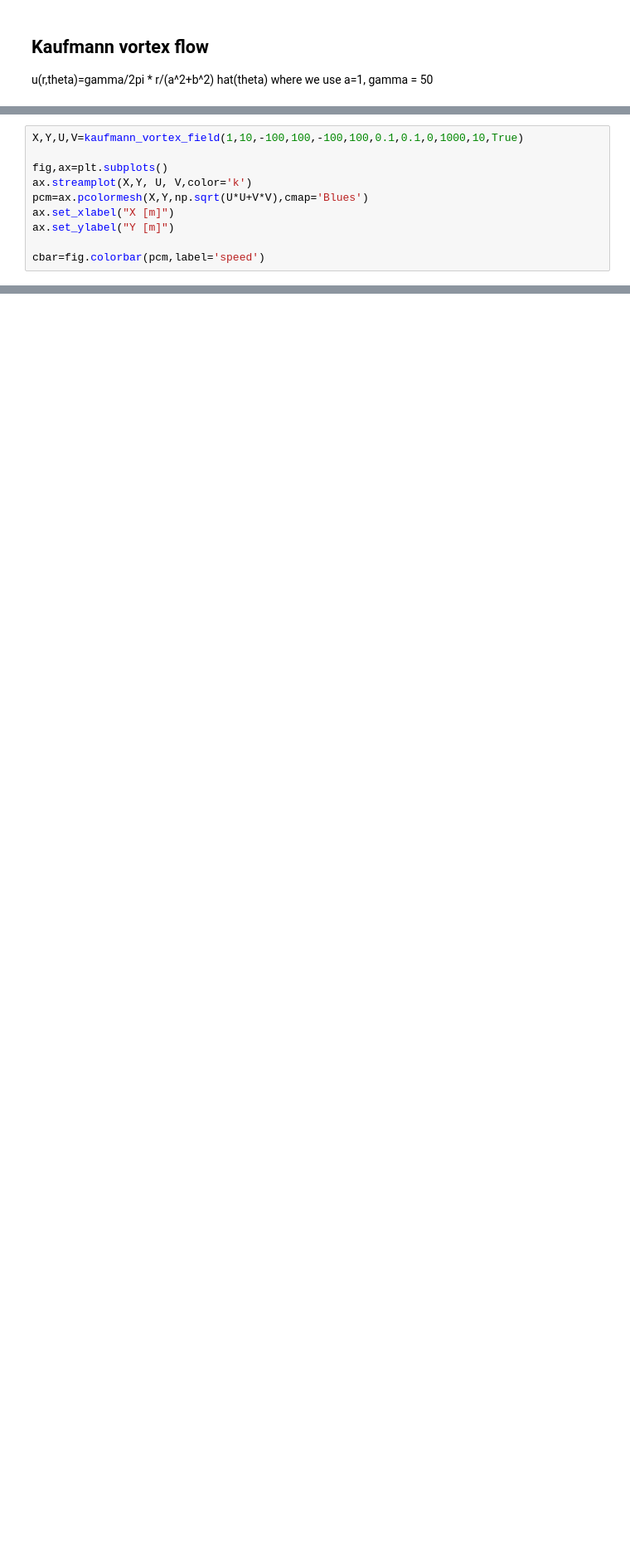
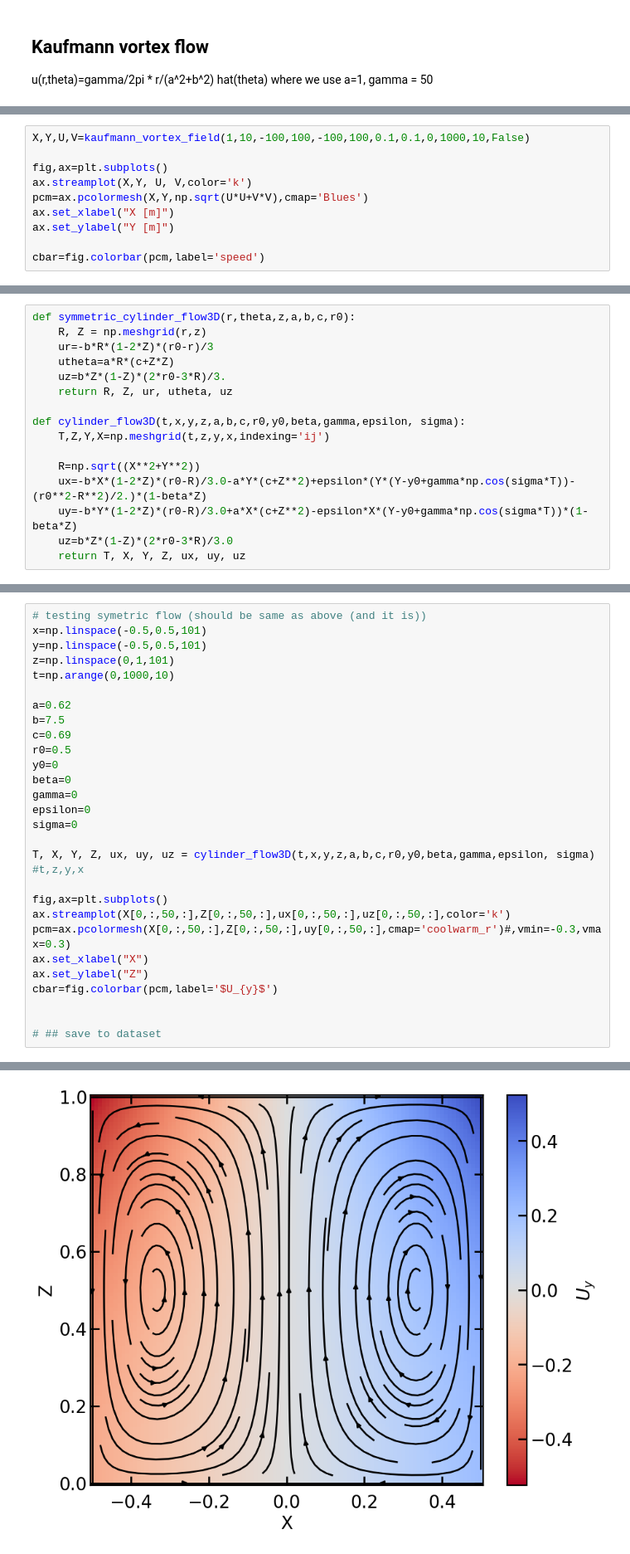
Before and after one commit to Parcels-code/Maxey_Riley_advection, a Jupyter notebook: release/create_analytical_flow_fieldsets.ipynb, the cells around one changed output, grey strips where cells are left out. Shown at 83% size. Cells and saved outputs as stored; diff of their text form; blank space fills up the shorter version.

Commit message:
creatd 3d fieldset for cylinder flow

```diff
--- a/release/create_analytical_flow_fieldsets.ipynb
+++ b/release/create_analytical_flow_fieldsets.ipynb
@@ -54,7 +55,7 @@ def kaufmann_vortex_field(gamm, a, xmin,xmax,ymin,ymax,dx,dy, tmin =0, tmax =1 ,
         dset.to_netcdf(output_directory+'kaufmann_vortex_field.nc')
     return X, Y, U, V
 # %%
-X,Y,U,V=kaufmann_vortex_field(1,10,-100,100,-100,100,0.1,0.1,0,1000,10,True)
+X,Y,U,V=kaufmann_vortex_field(1,10,-100,100,-100,100,0.1,0.1,0,1000,10,False)
 
 fig,ax=plt.subplots()
 ax.streamplot(X,Y, U, V,color='k')
@@ -69,0 +72,16 @@ cbar=fig.colorbar(pcm,label='speed')
+# %%
+def symmetric_cylinder_flow3D(r,theta,z,a,b,c,r0):
+    R, Z = np.meshgrid(r,z)
+    ur=-b*R*(1-2*Z)*(r0-r)/3
+    utheta=a*R*(c+Z*Z)
+    uz=b*Z*(1-Z)*(2*r0-3*R)/3.
+    return R, Z, ur, utheta, uz
+
+def cylinder_flow3D(t,x,y,z,a,b,c,r0,y0,beta,gamma,epsilon, sigma):
+    T,Z,Y,X=np.meshgrid(t,z,y,x,indexing='ij')
+
+    R=np.sqrt((X**2+Y**2))
+    ux=-b*X*(1-2*Z)*(r0-R)/3.0-a*Y*(c+Z**2)+epsilon*(Y*(Y-y0+gamma*np.cos(sigma*T))-(r0**2-R**2)/2.)*(1-beta*Z)
+    uy=-b*Y*(1-2*Z)*(r0-R)/3.0+a*X*(c+Z**2)-epsilon*X*(Y-y0+gamma*np.cos(sigma*T))*(1-beta*Z)
+    uz=b*Z*(1-Z)*(2*r0-3*R)/3.0
+    return T, X, Y, Z, ux, uy, uz
@@ -69,0 +109,29 @@ cbar=fig.colorbar(pcm,label='speed')
+# %%
+# testing symetric flow (should be same as above (and it is))
+x=np.linspace(-0.5,0.5,101)
+y=np.linspace(-0.5,0.5,101)
+z=np.linspace(0,1,101)
+t=np.arange(0,1000,10)
+
+a=0.62
+b=7.5
+c=0.69
+r0=0.5
+y0=0
+beta=0
+gamma=0
+epsilon=0
+sigma=0
+
+T, X, Y, Z, ux, uy, uz = cylinder_flow3D(t,x,y,z,a,b,c,r0,y0,beta,gamma,epsilon, sigma) #t,z,y,x
+
+fig,ax=plt.subplots()
+ax.streamplot(X[0,:,50,:],Z[0,:,50,:],ux[0,:,50,:],uz[0,:,50,:],color='k')
+pcm=ax.pcolormesh(X[0,:,50,:],Z[0,:,50,:],uy[0,:,50,:],cmap='coolwarm_r')#,vmin=-0.3,vmax=0.3)
+ax.set_xlabel("X")
+ax.set_ylabel("Z")
+cbar=fig.colorbar(pcm,label='$U_{y}$')
+
+
+# ## save to dataset
+# %% [output]
@@ -69,0 +141 @@ cbar=fig.colorbar(pcm,label='speed')
+[figure, added]
```
Also changed, not shown: parts of 9 cells of this notebook.
